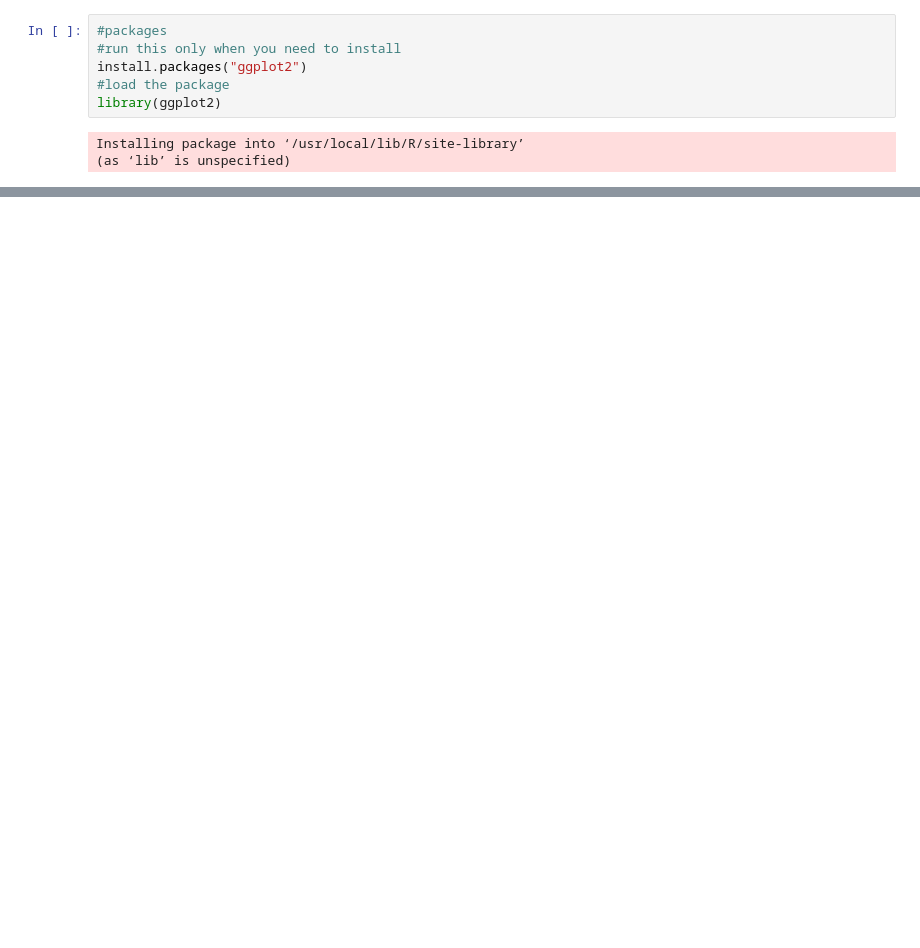
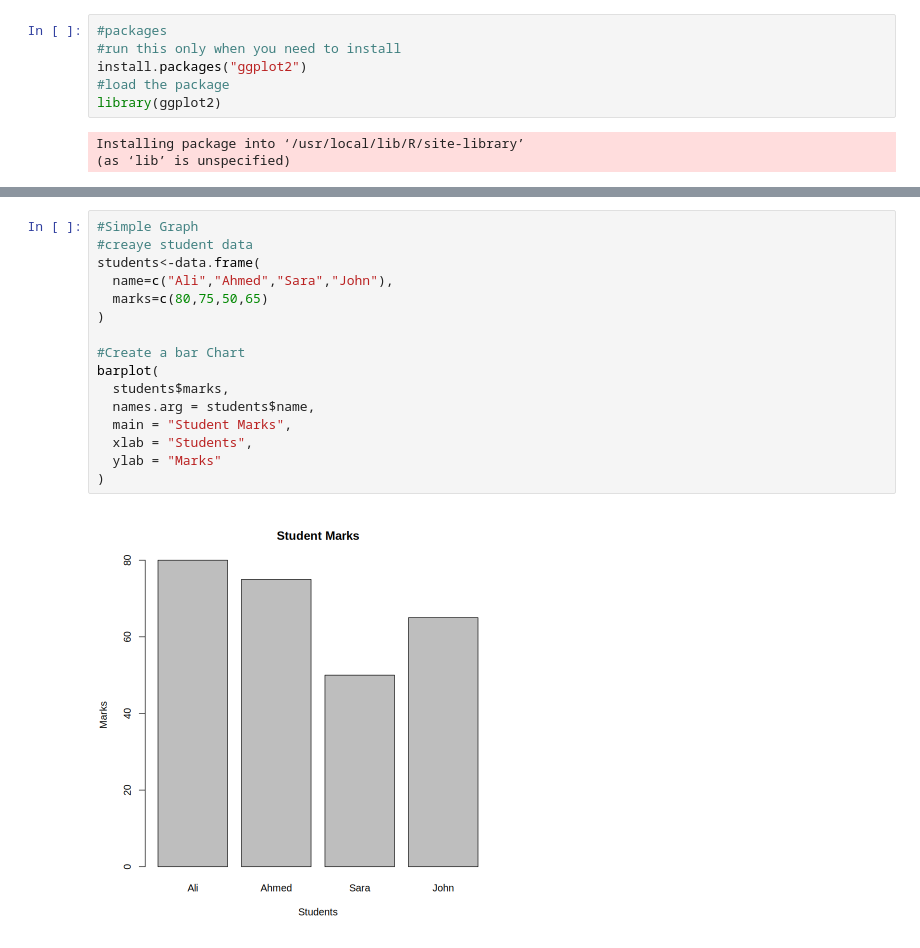
Before and after one commit to Premkumar-1212/GCF---Sem5, a Jupyter notebook: GCF.ipynb, the cells around one changed output, grey strips where cells are left out. Cells and saved outputs as stored; diff of their text form; blank space fills up the shorter version.

```diff
--- a/GCF.ipynb
+++ b/GCF.ipynb
@@ -372,0 +403,18 @@ print(students)
+# %%
+#Simple Graph
+#creaye student data
+students<-data.frame(
+  name=c("Ali","Ahmed","Sara","John"),
+  marks=c(80,75,50,65)
+)
+
+#Create a bar Chart
+barplot(
+  students$marks,
+  names.arg = students$name,
+  main = "Student Marks",
+  xlab = "Students",
+  ylab = "Marks"
+)
+# %% [output]
+[figure, added]
```
Also changed, not shown: parts of 5 cells of this notebook.
